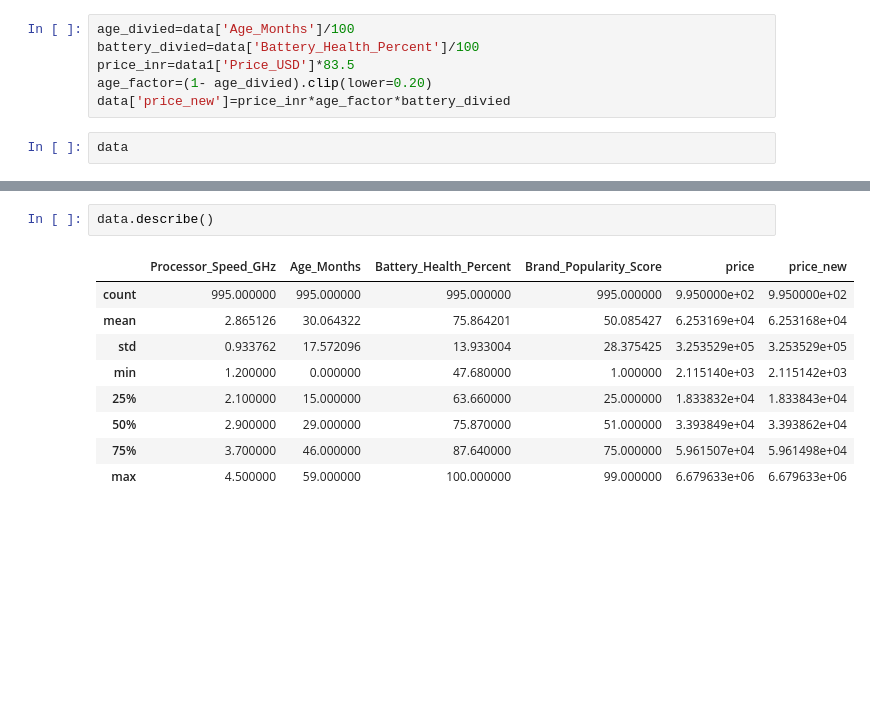
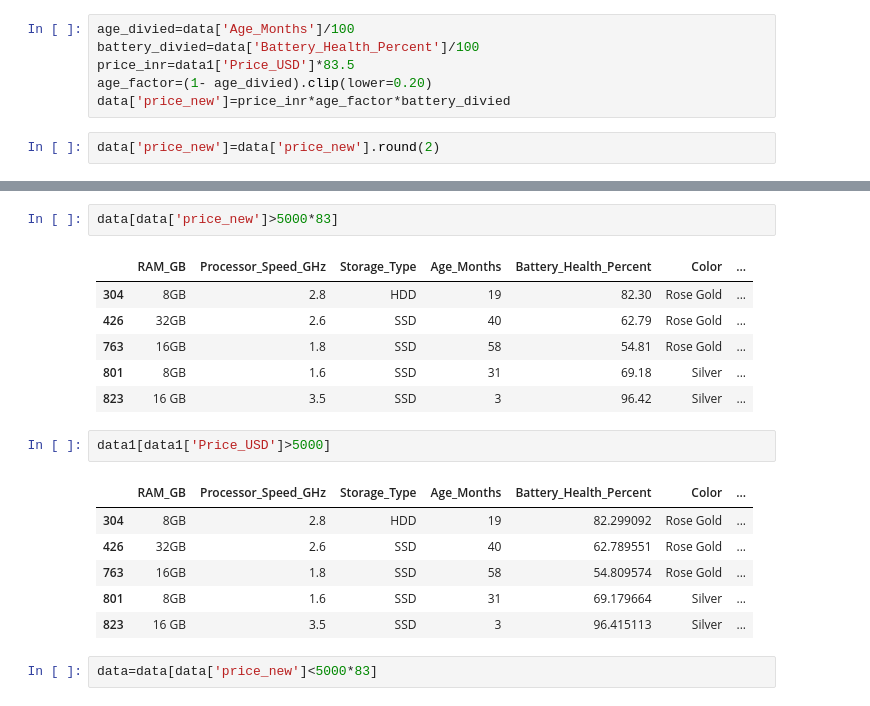
Before and after one commit to vishva0710/ML-From-Scratch, a Jupyter notebook: Machine-Learning/Linear-Regression/find_the_laptop_prices_using_LR.ipynb, the cells around one changed output, grey strips where cells are left out. Cells and saved outputs as stored; diff of their text form; blank space fills up the shorter version.

```diff
--- a/Machine-Learning/Linear-Regression/find_the_laptop_prices_using_LR.ipynb
+++ b/Machine-Learning/Linear-Regression/find_the_laptop_prices_using_LR.ipynb
@@ -292,4 +292,4 @@ price_inr=data1['Price_USD']*83.5
 age_factor=(1- age_divied).clip(lower=0.20)
 data['price_new']=price_inr*age_factor*battery_divied
 # %%
-data
+data['price_new']=data['price_new'].round(2)
@@ -310,12 +312,20 @@ data
 # %%
-data.describe()
+data[data['price_new']>5000*83]
 # %% [output]
-|  | Processor_Speed_GHz | Age_Months | Battery_Health_Percent | Brand_Popularity_Score | price | price_new |
-| count | 995.000000 | 995.000000 | 995.000000 | 995.000000 | 9.950000e+02 | 9.950000e+02 |
-| mean | 2.865126 | 30.064322 | 75.864201 | 50.085427 | 6.253169e+04 | 6.253168e+04 |
-| std | 0.933762 | 17.572096 | 13.933004 | 28.375425 | 3.253529e+05 | 3.253529e+05 |
-| min | 1.200000 | 0.000000 | 47.680000 | 1.000000 | 2.115140e+03 | 2.115142e+03 |
-| 25% | 2.100000 | 15.000000 | 63.660000 | 25.000000 | 1.833832e+04 | 1.833843e+04 |
-| 50% | 2.900000 | 29.000000 | 75.870000 | 51.000000 | 3.393849e+04 | 3.393862e+04 |
-| 75% | 3.700000 | 46.000000 | 87.640000 | 75.000000 | 5.961507e+04 | 5.961498e+04 |
-| max | 4.500000 | 59.000000 | 100.000000 | 99.000000 | 6.679633e+06 | 6.679633e+06 |
+|  | RAM_GB | Processor_Speed_GHz | Storage_Type | Age_Months | Battery_Health_Percent | Color | ... |
+| 304 | 8GB | 2.8 | HDD | 19 | 82.30 | Rose Gold | ... |
+| 426 | 32GB | 2.6 | SSD | 40 | 62.79 | Rose Gold | ... |
+| 763 | 16GB | 1.8 | SSD | 58 | 54.81 | Rose Gold | ... |
+| 801 | 8GB | 1.6 | SSD | 31 | 69.18 | Silver | ... |
+| 823 | 16 GB | 3.5 | SSD | 3 | 96.42 | Silver | ... |
+# %%
+data1[data1['Price_USD']>5000]
+# %% [output]
+|  | RAM_GB | Processor_Speed_GHz | Storage_Type | Age_Months | Battery_Health_Percent | Color | ... |
+| 304 | 8GB | 2.8 | HDD | 19 | 82.299092 | Rose Gold | ... |
+| 426 | 32GB | 2.6 | SSD | 40 | 62.789551 | Rose Gold | ... |
+| 763 | 16GB | 1.8 | SSD | 58 | 54.809574 | Rose Gold | ... |
+| 801 | 8GB | 1.6 | SSD | 31 | 69.179664 | Silver | ... |
+| 823 | 16 GB | 3.5 | SSD | 3 | 96.415113 | Silver | ... |
+# %%
+data=data[data['price_new']<5000*83]
```
Also changed, not shown: parts of 34 cells of this notebook.
